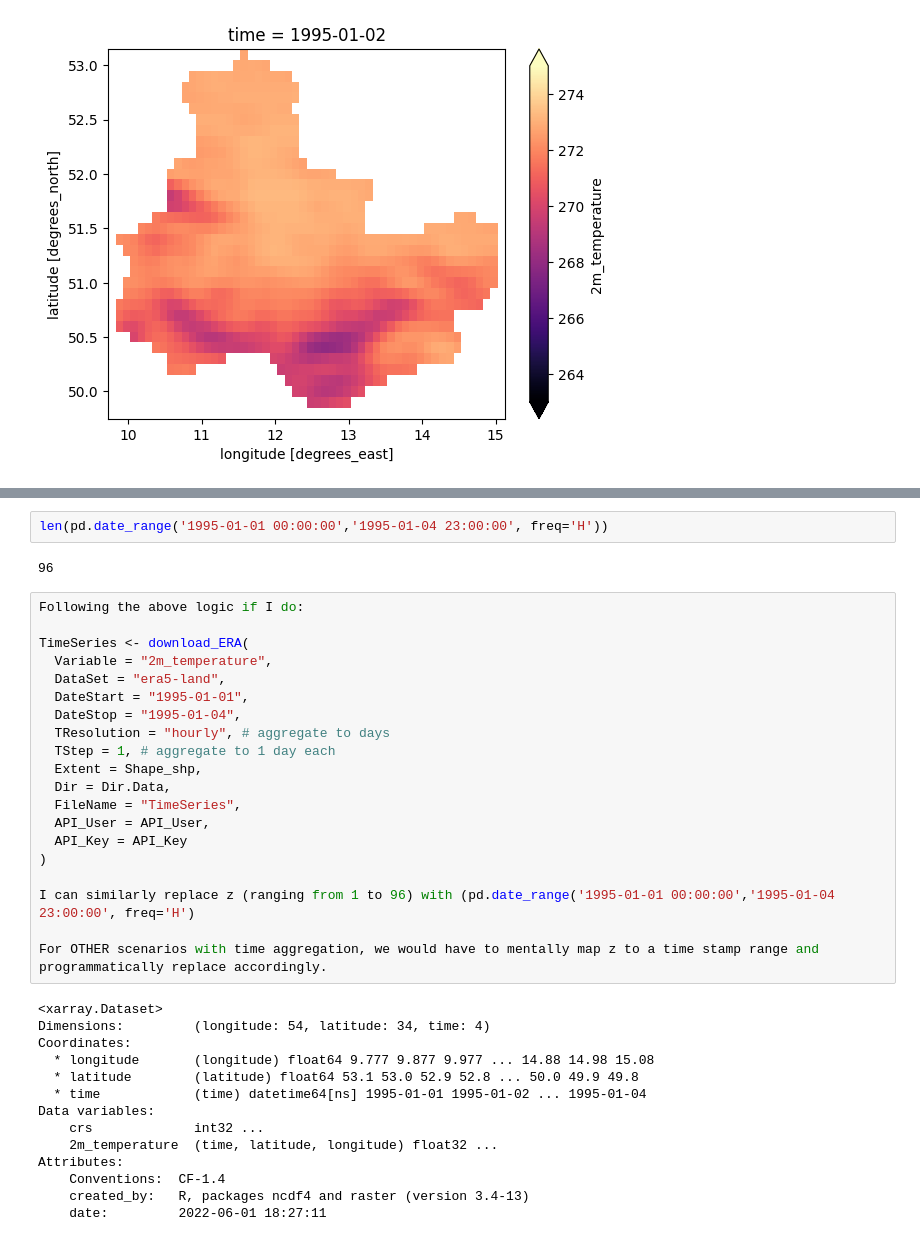
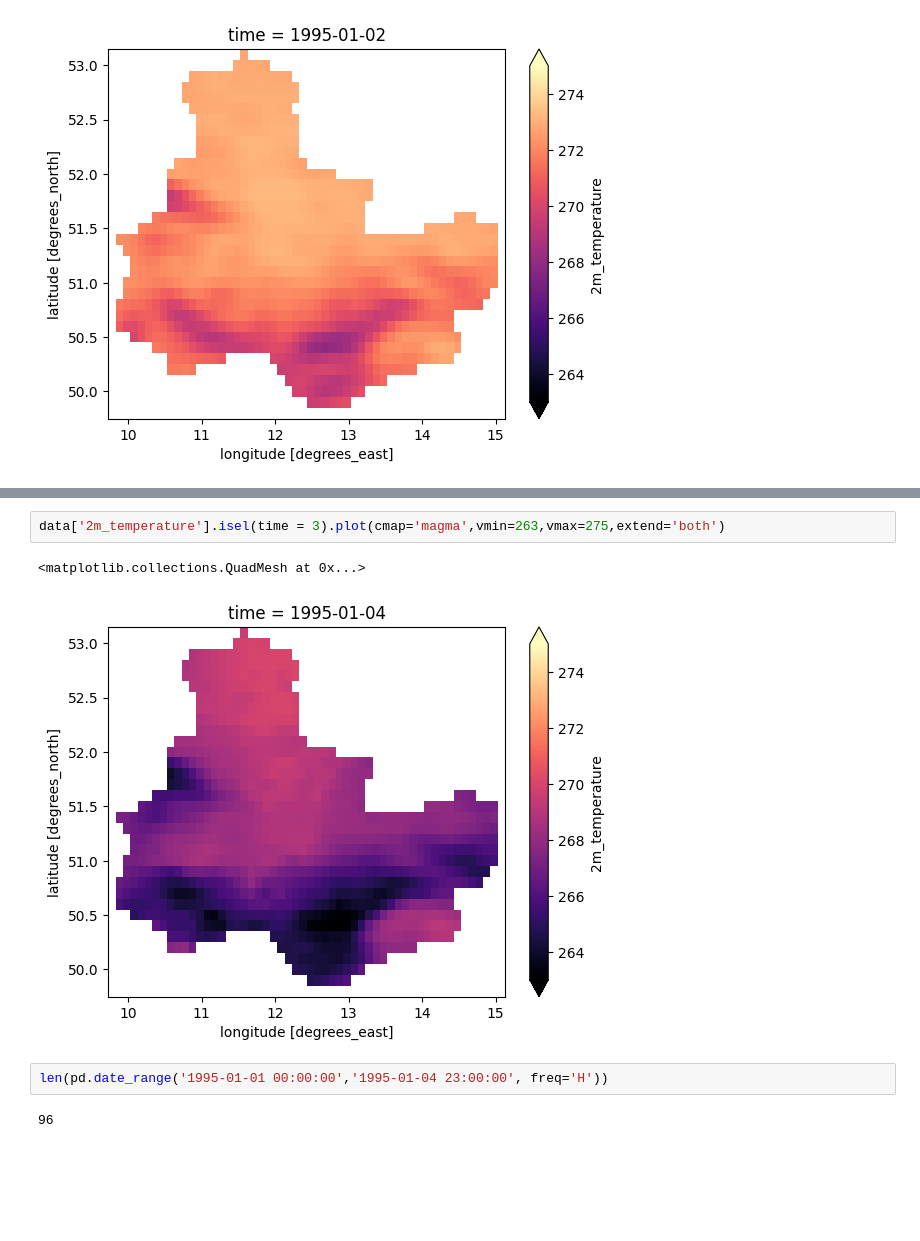
Before and after one commit to Simply-Adi/dev_exchanges, a Jupyter notebook: krigR_mwe.ipynb, the cells around one changed output, grey strips where cells are left out. Saved outputs shown, nothing was run; the diff lists cells and outputs as text; blank space fills up the shorter version.

```diff
--- a/krigR_mwe.ipynb
+++ b/krigR_mwe.ipynb
@@ -71,38 +76,9 @@ data['2m_temperature'].isel(time = 1).plot(cmap='magma',vmin=263,vmax=275,extend
+# %%
+data['2m_temperature'].isel(time = 3).plot(cmap='magma',vmin=263,vmax=275,extend='both')
+# %% [output]
+<matplotlib.collections.QuadMesh at 0x...>
+[figure, added]
 # %%
 len(pd.date_range('1995-01-01 00:00:00','1995-01-04 23:00:00', freq='H'))
 # %% [output]
 96
-# %%
-Following the above logic if I do:
-
-TimeSeries <- download_ERA(
-  Variable = "2m_temperature",
-  DataSet = "era5-land",
-  DateStart = "1995-01-01",
-  DateStop = "1995-01-04",
-  TResolution = "hourly", # aggregate to days
-  TStep = 1, # aggregate to 1 day each
-  Extent = Shape_shp,
-  Dir = Dir.Data,
-  FileName = "TimeSeries",
-  API_User = API_User,
-  API_Key = API_Key
-)
-
-I can similarly replace z (ranging from 1 to 96) with (pd.date_range('1995-01-01 00:00:00','1995-01-04 23:00:00', freq='H')
-
-For OTHER scenarios with time aggregation, we would have to mentally map z to a time stamp range and programmatically replace accordingly.
-# %% [output]
-<xarray.Dataset>
-Dimensions:         (longitude: 54, latitude: 34, time: 4)
-Coordinates:
-  * longitude       (longitude) float64 9.777 9.877 9.977 ... 14.88 14.98 15.08
-  * latitude        (latitude) float64 53.1 53.0 52.9 52.8 ... 50.0 49.9 49.8
-  * time            (time) datetime64[ns] 1995-01-01 1995-01-02 ... 1995-01-04
-Data variables:
-    crs             int32 ...
-    2m_temperature  (time, latitude, longitude) float32 ...
-Attributes:
-    Conventions:  CF-1.4
-    created_by:   R, packages ncdf4 and raster (version 3.4-13)
-    date:         2022-06-01 18:27:11
```
Also changed, not shown: parts of 2 cells of this notebook.
